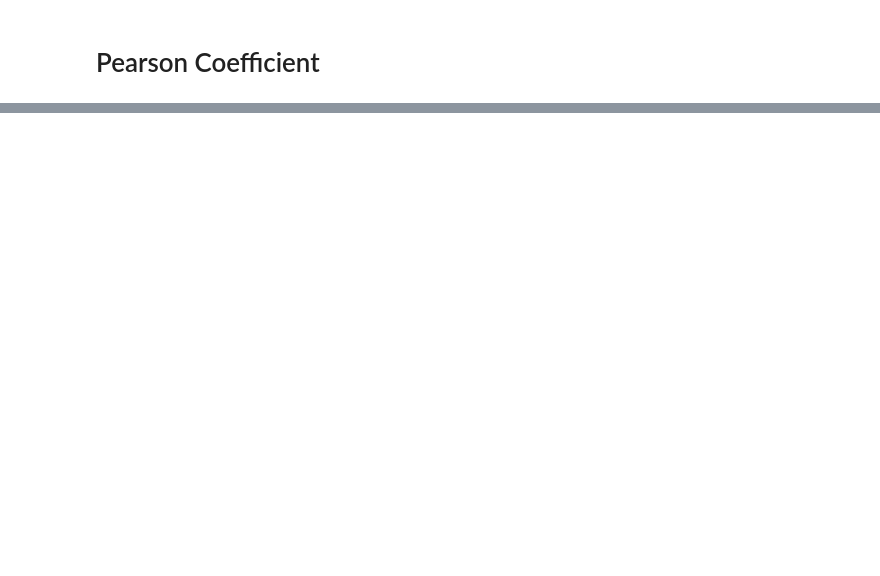
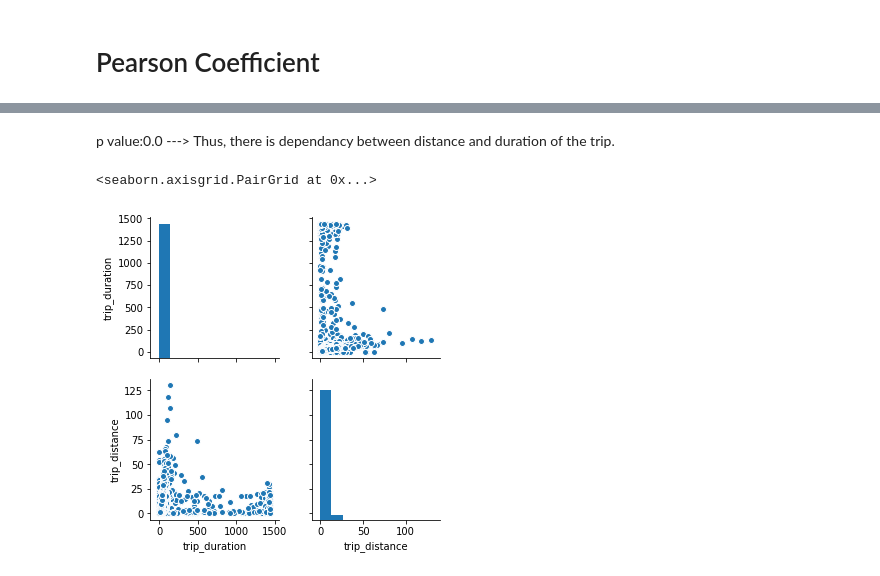
Before and after one commit to dusicastepic/ADMSecondHomework, a Jupyter notebook: RQ5.ipynb, the cells around one changed output, grey strips where cells are left out. Saved outputs shown, nothing was run; the diff lists cells and outputs as text; code cells hidden in the pictures; blank space fills up the shorter version.

```diff
--- a/RQ5.ipynb
+++ b/RQ5.ipynb
@@ -59,0 +70,7 @@ res_df.corr(method='pearson') #pearson is default
+# %% [markdown]
+p value:0.0 ---> Thus, there is dependancy between distance and duration of the trip.
+# %%
+sns.pairplot(res_df)
+# %% [output]
+<seaborn.axisgrid.PairGrid at 0x...>
+[figure, added]
```
Also changed, not shown: parts of 10 cells of this notebook.
